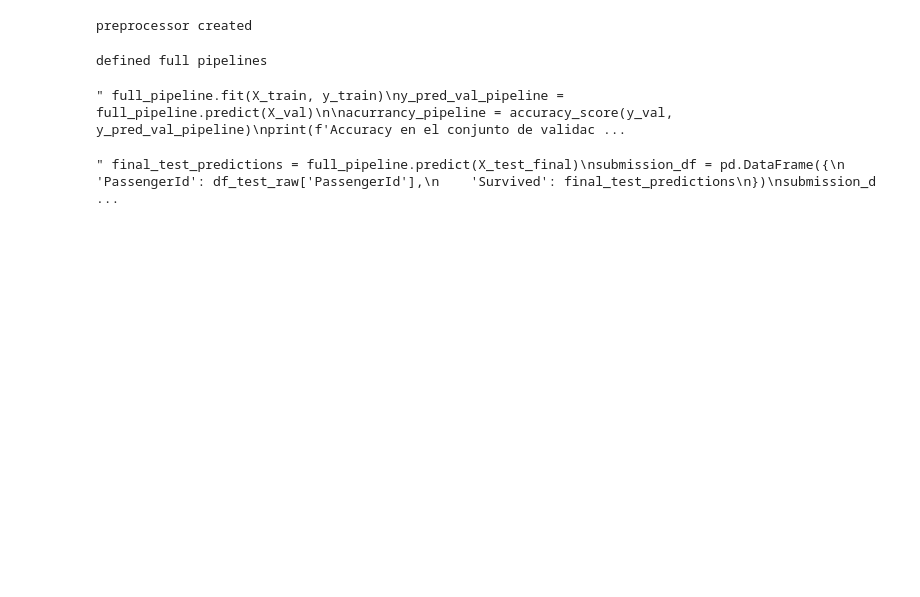
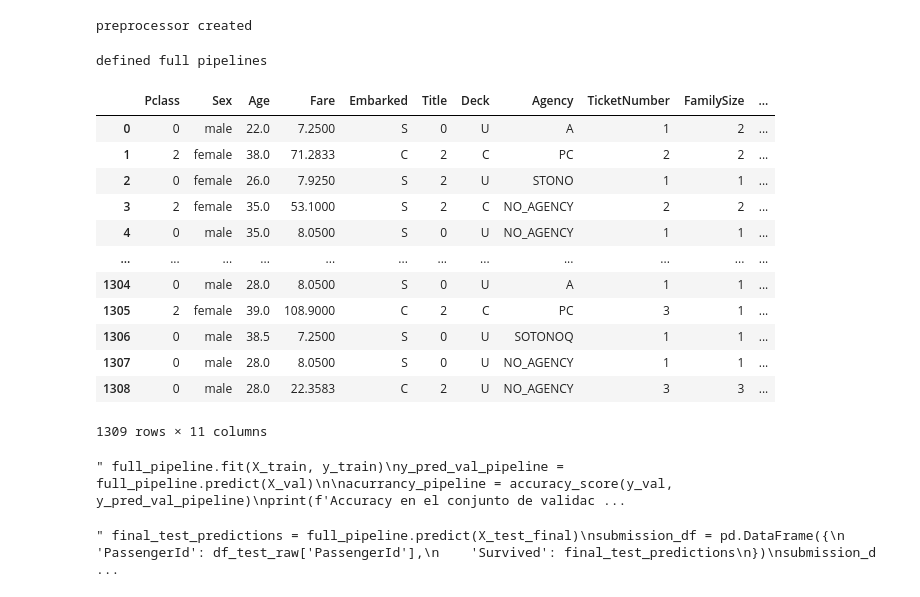
Before and after one commit to Albe036/titanic-survival, a Jupyter notebook: notebooks/03_pipelines_model.ipynb, the cells around one changed output. Cells and saved outputs as stored; diff of their text form; code cells hidden in the pictures; blank space fills up the shorter version.

```diff
--- a/notebooks/03_pipelines_model.ipynb
+++ b/notebooks/03_pipelines_model.ipynb
@@ -152,24 +169,25 @@ Cargado imputadores numericos y categoricos
 # %%
-numeric_features = ['Age', 'Fare', 'TicketNumber', 'FamilySize']
+numeric_features = ['Age', 'Fare', 'TicketNumber', 'FamilySize', 'Pclass', 'Title']
 numeric_transformer = Pipeline(steps=[
     ('inputer', SimpleImputer(strategy='mean')),
     ('scaler', StandardScaler())
 ])
 
-categorical_features = ['Embarked', 'Title', 'Deck', 'Agency', 'Sex', 'Pclass']
+categorical_features = ['Embarked', 'Deck', 'Agency', 'Sex']
 categorical_transformer = Pipeline(steps=[
     ('imputer', SimpleImputer(strategy='most_frequent')),
-    ('onehot', OneHotEncoder(handle_unknown='ignore', drop='first'))
+    ('onehot', OneHotEncoder(handle_unknown='ignore', drop='first', sparse_output=False))
 ])
 
 preprocessor = ColumnTransformer(
     transformers=[
-        ('custom_imputer_age', FunctionTransformer(age_imputed_from_title_pclass), ['Age', 'Pclass', 'Title']),
         ('numeric', numeric_transformer, numeric_features),
         ('categorical', categorical_transformer, categorical_features)
     ],
-    remainder='passthrough'
+    remainder='drop'
 )
+
+preprocessor.set_output(transform='pandas')
 print('preprocessor created')
 # %% [output]
 preprocessor created
@@ -187,6 +213,24 @@ X = df_train_raw.drop(['Survived'], axis=1)
 y = df_train_raw['Survived']
 X_test_final = df_test_raw.copy()
 X_train, X_val, y_train, y_val = train_test_split(X, y, test_size=0.20, random_state=42, stratify=y)
+# %%
+x_demos = full_pipeline.named_steps['features_engineering'].fit_transform(temp_df)
+""" x_demos = full_pipeline.named_steps['preprocessor'].fit_transform(x_demos) """
+x_demos
+# %% [output]
+|  | Pclass | Sex | Age | Fare | Embarked | Title | Deck | Agency | TicketNumber | FamilySize | ... |
+| 0 | 0 | male | 22.0 | 7.2500 | S | 0 | U | A | 1 | 2 | ... |
+| 1 | 2 | female | 38.0 | 71.2833 | C | 2 | C | PC | 2 | 2 | ... |
+| 2 | 0 | female | 26.0 | 7.9250 | S | 2 | U | STONO | 1 | 1 | ... |
+| 3 | 2 | female | 35.0 | 53.1000 | S | 2 | C | NO_AGENCY | 2 | 2 | ... |
+| 4 | 0 | male | 35.0 | 8.0500 | S | 0 | U | NO_AGENCY | 1 | 1 | ... |
+| ... | ... | ... | ... | ... | ... | ... | ... | ... | ... | ... | ... |
+| 1304 | 0 | male | 28.0 | 8.0500 | S | 0 | U | A | 1 | 1 | ... |
+| 1305 | 2 | female | 39.0 | 108.9000 | C | 2 | C | PC | 3 | 1 | ... |
+| 1306 | 0 | male | 38.5 | 7.2500 | S | 0 | U | SOTONOQ | 1 | 1 | ... |
+| 1307 | 0 | male | 28.0 | 8.0500 | S | 0 | U | NO_AGENCY | 1 | 1 | ... |
+| 1308 | 0 | male | 28.0 | 22.3583 | C | 2 | U | NO_AGENCY | 3 | 3 | ... |
+1309 rows × 11 columns
 # %%
 """ full_pipeline.fit(X_train, y_train)
 y_pred_val_pipeline = full_pipeline.predict(X_val)
```
Also changed, not shown: parts of 6 cells of this notebook, 2 other files.
